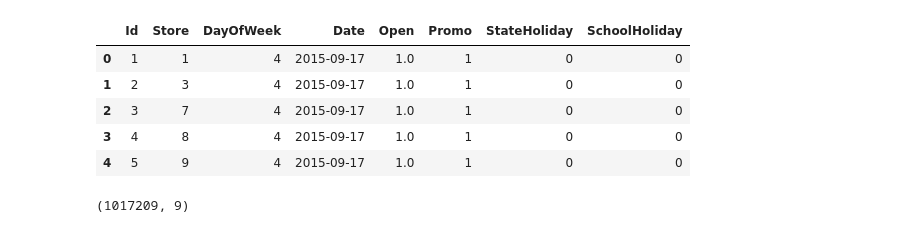
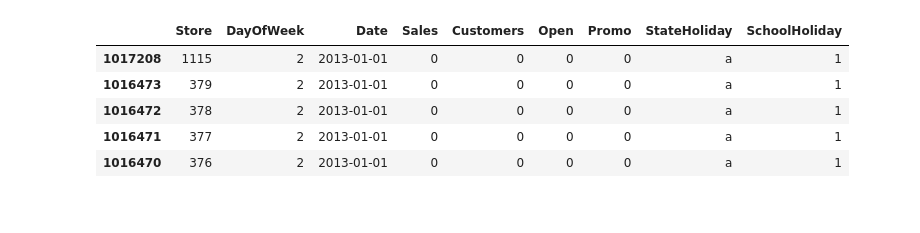
Before and after one commit to martin-har/rossman-repo, a Jupyter notebook: rossman-proj.ipynb, the cells around one changed output. Saved outputs shown, nothing was run; the diff lists cells and outputs as text; code cells hidden in the pictures.

Commit message:
Refactor project structure, improve data pipeline and add tuned_model pkl

```diff
--- a/rossman-proj.ipynb
+++ b/rossman-proj.ipynb
@@ -2,11 +4,12 @@
 import pandas as pd
 import numpy as np
 import xgboost as xgb
+import joblib
 import shap
 import matplotlib.pyplot as plt
 import seaborn as sns
 from scipy import stats
-from sklearn.model_selection import TimeSeriesSplit
+from sklearn.model_selection import TimeSeriesSplit, RandomizedSearchCV
 from sklearn.metrics import mean_squared_error
 from sklearn.pipeline import Pipeline
 from sklearn.impute import SimpleImputer
@@ -17,8 +20,8 @@ plt.style.use('ggplot')
 sns.set_palette('deep')
 SEED = 42
 
-
 train = pd.read_csv('train.csv')
 store = pd.read_csv('store.csv')
-test_df = pd.read_csv('test.csv')
-train.head()
+
+train.Date = pd.to_datetime(train.Date)
+train = train.sort_values('Date')
@@ -32,14 +28,9 @@ train.head()
 # %%
-test_df.head()
+train.head()
 # %% [output]
-|  | Id | Store | DayOfWeek | Date | Open | Promo | StateHoliday | SchoolHoliday |
-| 0 | 1 | 1 | 4 | 2015-09-17 | 1.0 | 1 | 0 | 0 |
-| 1 | 2 | 3 | 4 | 2015-09-17 | 1.0 | 1 | 0 | 0 |
-| 2 | 3 | 7 | 4 | 2015-09-17 | 1.0 | 1 | 0 | 0 |
-| 3 | 4 | 8 | 4 | 2015-09-17 | 1.0 | 1 | 0 | 0 |
-| 4 | 5 | 9 | 4 | 2015-09-17 | 1.0 | 1 | 0 | 0 |
+|  | Store | DayOfWeek | Date | Sales | Customers | Open | Promo | StateHoliday | SchoolHoliday |
+| 1017208 | 1115 | 2 | 2013-01-01 | 0 | 0 | 0 | 0 | a | 1 |
+| 1016473 | 379 | 2 | 2013-01-01 | 0 | 0 | 0 | 0 | a | 1 |
+| 1016472 | 378 | 2 | 2013-01-01 | 0 | 0 | 0 | 0 | a | 1 |
+| 1016471 | 377 | 2 | 2013-01-01 | 0 | 0 | 0 | 0 | a | 1 |
+| 1016470 | 376 | 2 | 2013-01-01 | 0 | 0 | 0 | 0 | a | 1 |
-# %%
-df = train.copy()
-df.shape
-# %% [output]
-(1017209, 9)
```
Also changed, not shown: parts of 131 cells of this notebook, 1 other file.
